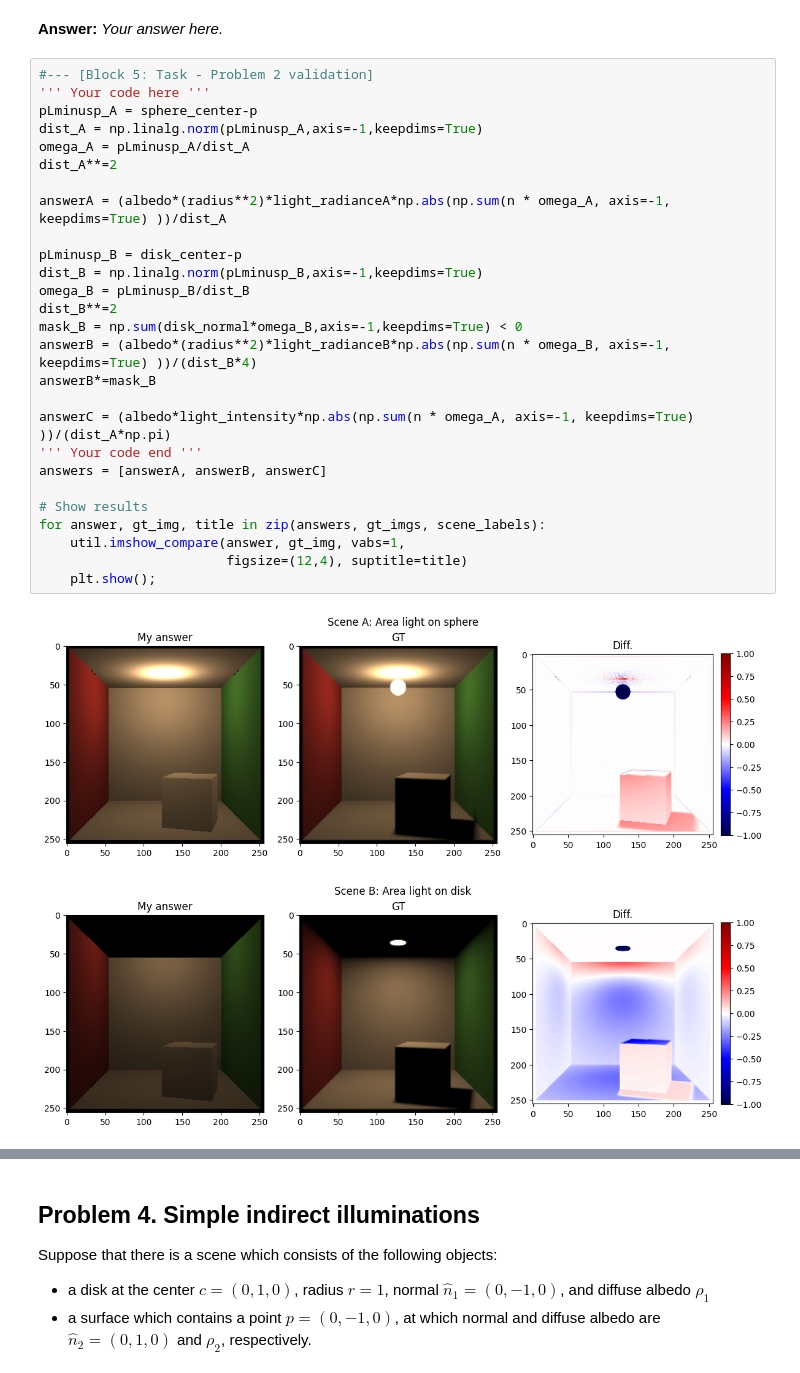
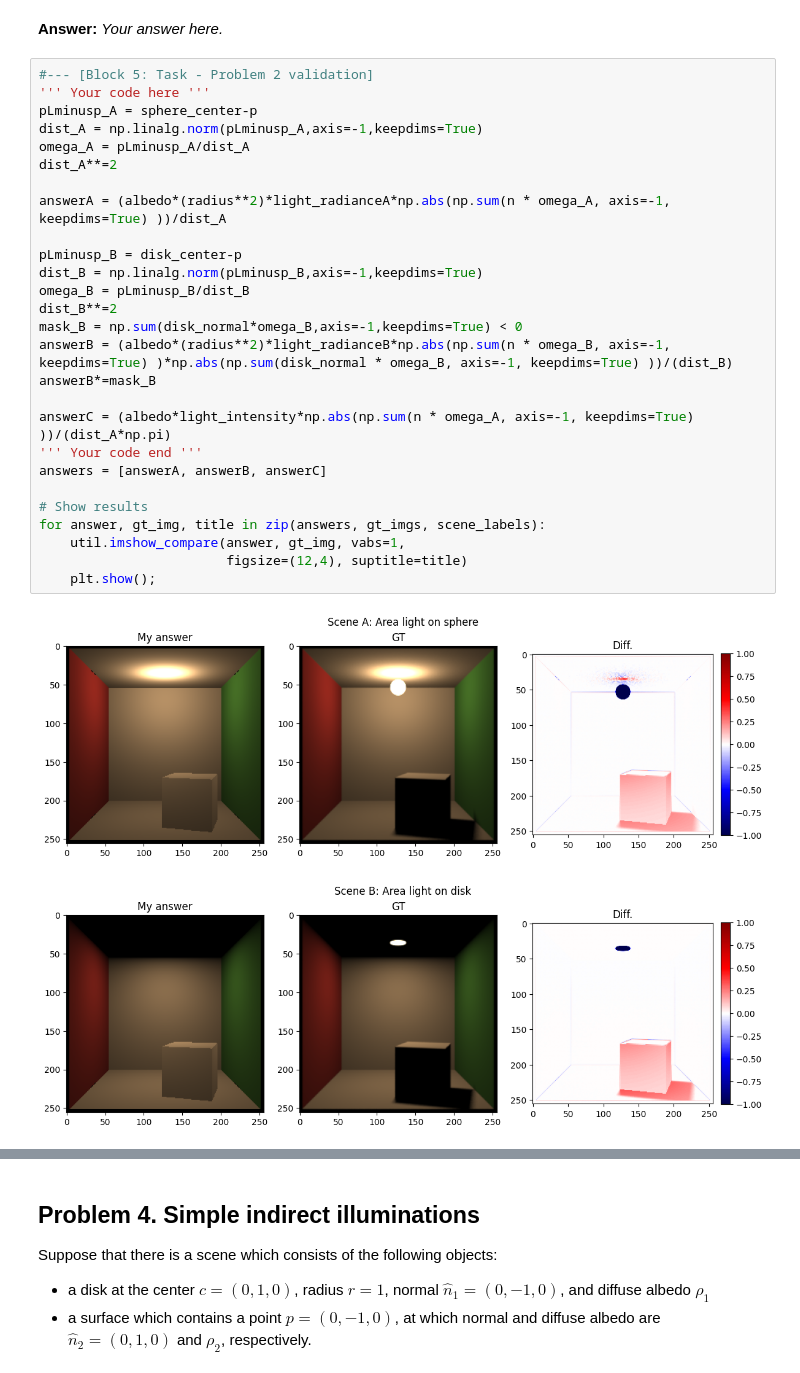
Before and after one commit to nyhvic/lecture-rendering-mitsuba, a Jupyter notebook: hw1_radiometry.ipynb, the cells around one changed output, grey strips where cells are left out. Saved outputs shown, nothing was run; the diff lists cells and outputs as text.

```diff
--- a/hw1_radiometry.ipynb
+++ b/hw1_radiometry.ipynb
@@ -232,33 +231,33 @@ disk_normal = array([ 0, -1,  0]) for Scenes B
 # %%
 #--- [Block 5: Task - Problem 2 validation]
 ''' Your code here '''
 pLminusp_A = sphere_center-p
 dist_A = np.linalg.norm(pLminusp_A,axis=-1,keepdims=True)
 omega_A = pLminusp_A/dist_A
 dist_A**=2
 
 answerA = (albedo*(radius**2)*light_radianceA*np.abs(np.sum(n * omega_A, axis=-1, keepdims=True) ))/dist_A
 
 pLminusp_B = disk_center-p
 dist_B = np.linalg.norm(pLminusp_B,axis=-1,keepdims=True)
 omega_B = pLminusp_B/dist_B
 dist_B**=2
 mask_B = np.sum(disk_normal*omega_B,axis=-1,keepdims=True) < 0
-answerB = (albedo*(radius**2)*light_radianceB*np.abs(np.sum(n * omega_B, axis=-1, keepdims=True) ))/(dist_B*4)
+answerB = (albedo*(radius**2)*light_radianceB*np.abs(np.sum(n * omega_B, axis=-1, keepdims=True) )*np.abs(np.sum(disk_normal * omega_B, axis=-1, keepdims=True) ))/(dist_B)
 answerB*=mask_B
 
 answerC = (albedo*light_intensity*np.abs(np.sum(n * omega_A, axis=-1, keepdims=True) ))/(dist_A*np.pi)
 ''' Your code end '''
 answers = [answerA, answerB, answerC]
 
 # Show results
 for answer, gt_img, title in zip(answers, gt_imgs, scene_labels):
     util.imshow_compare(answer, gt_img, vabs=1,
                         figsize=(12,4), suptitle=title)
     plt.show();
 # %% [output]
 [figure]
-[figure, old version]
+[figure, new version]
 [figure]
 # %% [markdown]
 ## Problem 4. Simple indirect illuminations
```
Also changed, not shown: parts of 3 cells of this notebook.
